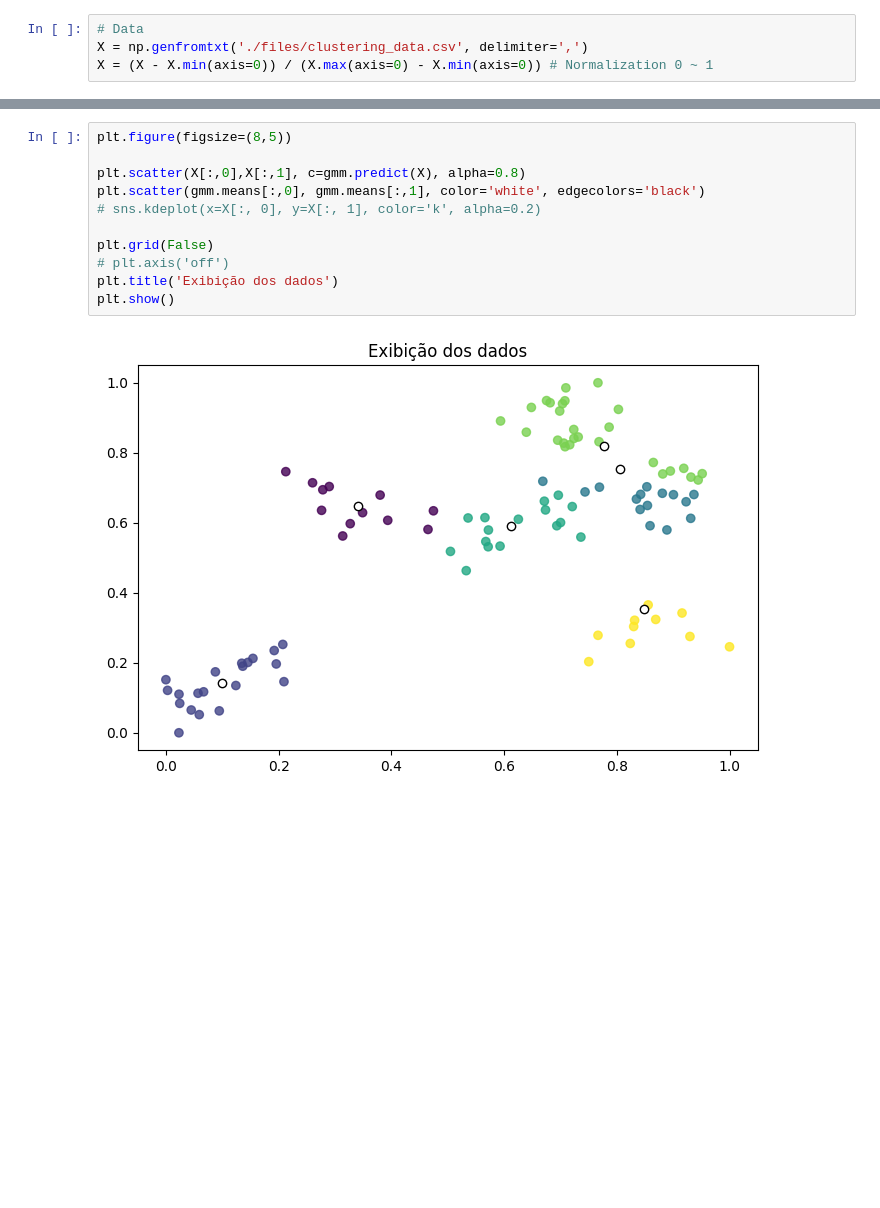
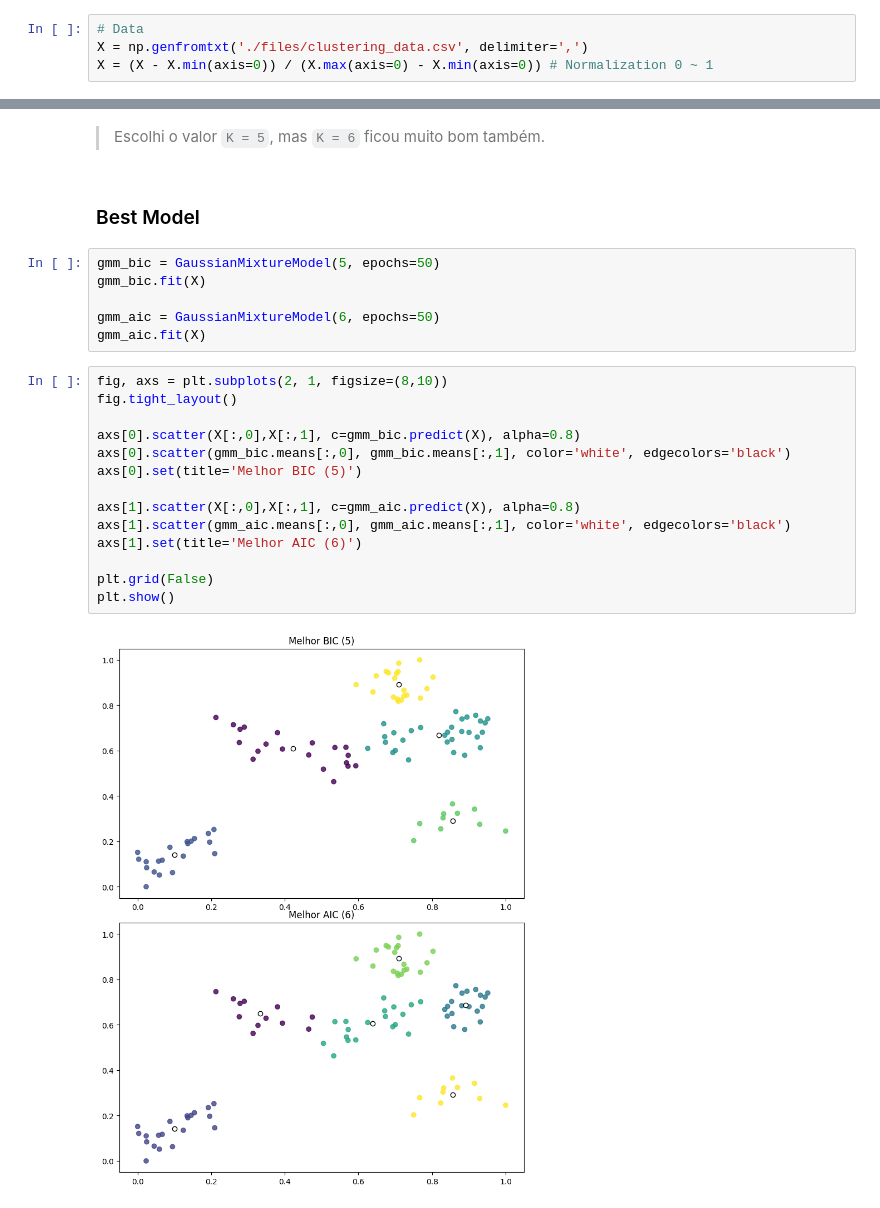
Before and after one commit to vauxgomes/ufc-ckp8366, a Jupyter notebook: listas/lista-3/main.ipynb, the cells around one changed output, grey strips where cells are left out. Cells and saved outputs as stored; diff of their text form; blank space fills up the shorter version.

```diff
--- a/listas/lista-3/main.ipynb
+++ b/listas/lista-3/main.ipynb
@@ -99,13 +164,26 @@ gmm.fit(X)
+# %% [markdown]
+> Escolhi o valor `K = 5`, mas `K = 6` ficou muito bom também.
+# %% [markdown]
+### Best Model
+# %%
+gmm_bic = GaussianMixtureModel(5, epochs=50)
+gmm_bic.fit(X)
+
+gmm_aic = GaussianMixtureModel(6, epochs=50)
+gmm_aic.fit(X)
 # %%
-plt.figure(figsize=(8,5))
+fig, axs = plt.subplots(2, 1, figsize=(8,10))
+fig.tight_layout()
 
-plt.scatter(X[:,0],X[:,1], c=gmm.predict(X), alpha=0.8)
-plt.scatter(gmm.means[:,0], gmm.means[:,1], color='white', edgecolors='black')
-# sns.kdeplot(x=X[:, 0], y=X[:, 1], color='k', alpha=0.2)
+axs[0].scatter(X[:,0],X[:,1], c=gmm_bic.predict(X), alpha=0.8)
+axs[0].scatter(gmm_bic.means[:,0], gmm_bic.means[:,1], color='white', edgecolors='black')
+axs[0].set(title='Melhor BIC (5)')
+
+axs[1].scatter(X[:,0],X[:,1], c=gmm_aic.predict(X), alpha=0.8)
+axs[1].scatter(gmm_aic.means[:,0], gmm_aic.means[:,1], color='white', edgecolors='black')
+axs[1].set(title='Melhor AIC (6)')
 
 plt.grid(False)
-# plt.axis('off')
-plt.title('Exibição dos dados')
 plt.show()
 # %% [output]
-[figure, old version]
+[figure, new version]
```
Also changed, not shown: parts of 6 cells of this notebook, 1 other file.
